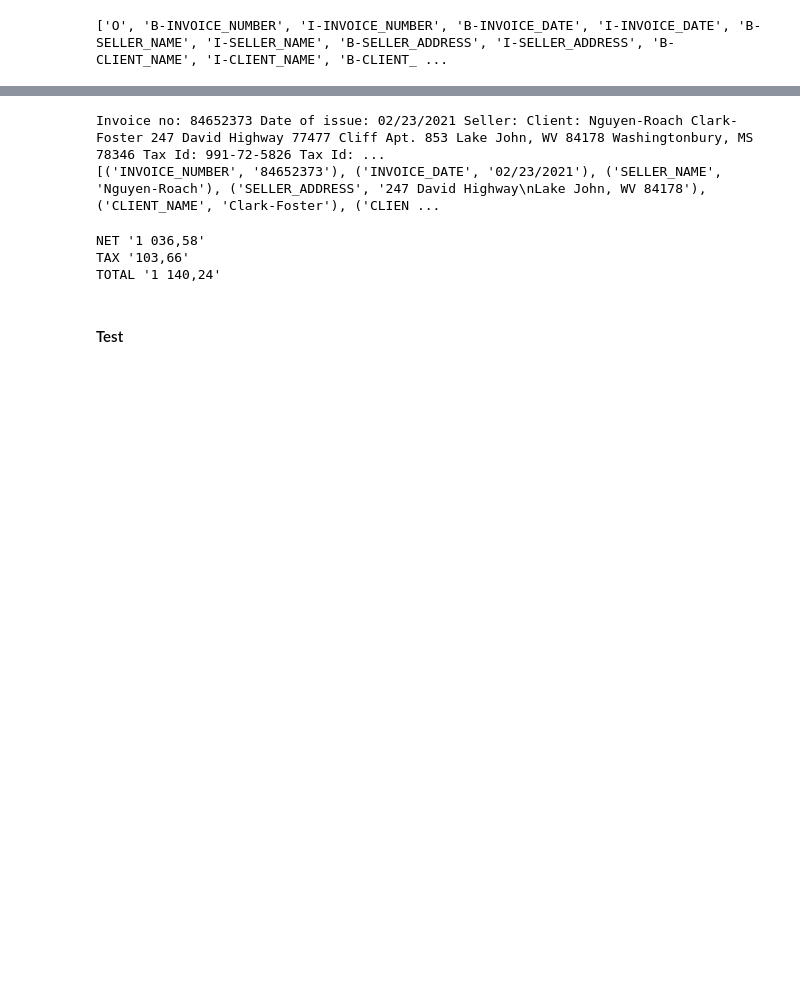
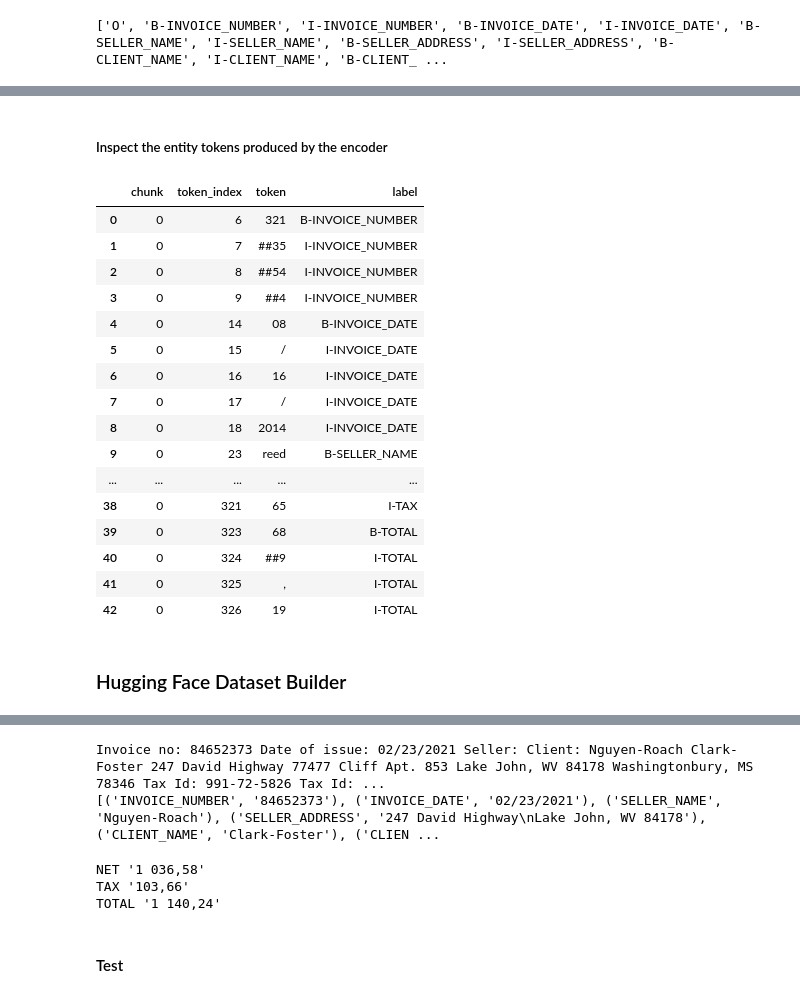
Before and after one commit to vsokoltsov/invoices-ocr, a Jupyter notebook: notebooks/bert.ipynb, the cells around one changed output, grey strips where cells are left out. Cells and saved outputs as stored; diff of their text form; code cells hidden in the pictures; blank space fills up the shorter version.

```diff
--- a/notebooks/bert.ipynb
+++ b/notebooks/bert.ipynb
@@ -796 +898,4 @@ class DocumentAligner:
+# %%
+row = df.iloc[2]
+text = row.ocred_text
 # %%
@@ -1877,0 +3569,17 @@ tokenized_datasets = raw_datasets.map(
+# %%
+for chunk_index, labels in enumerate(
+    encoded["labels"]
+):
+    assert labels[0] == -100, (
+        f"Chunk {chunk_index}: first special "
+        "token was not ignored."
+    )
+
+    assert labels[-1] == -100, (
+        f"Chunk {chunk_index}: final special "
+        "token was not ignored."
+    )
+
+print(
+    "Test 4 passed: special tokens use -100."
+)
@@ -1877,0 +3818,60 @@ tokenized_datasets = raw_datasets.map(
+# %% [markdown]
+##### Inspect the entity tokens produced by the encoder
+# %%
+token_label_rows = []
+
+for chunk_index, (
+    input_ids,
+    label_ids,
+) in enumerate(zip(
+    encoded["input_ids"],
+    encoded["labels"],
+)):
+    tokens = tokenizer.convert_ids_to_tokens(
+        input_ids
+    )
+
+    for token_index, (
+        token,
+        label_id,
+    ) in enumerate(zip(tokens, label_ids)):
+        if label_id == -100:
+            continue
+
+        label = id2label[label_id]
+
+        if label == "O":
+            continue
+
+        token_label_rows.append({
+            "chunk": chunk_index,
+            "token_index": token_index,
+            "token": token,
+            "label": label,
+        })
+
+token_labels_df = pd.DataFrame(
+    token_label_rows
+)
+
+token_labels_df
+# %% [output]
+|  | chunk | token_index | token | label |
+| 0 | 0 | 6 | 321 | B-INVOICE_NUMBER |
+| 1 | 0 | 7 | ##35 | I-INVOICE_NUMBER |
+| 2 | 0 | 8 | ##54 | I-INVOICE_NUMBER |
+| 3 | 0 | 9 | ##4 | I-INVOICE_NUMBER |
+| 4 | 0 | 14 | 08 | B-INVOICE_DATE |
+| 5 | 0 | 15 | / | I-INVOICE_DATE |
+| 6 | 0 | 16 | 16 | I-INVOICE_DATE |
+| 7 | 0 | 17 | / | I-INVOICE_DATE |
+| 8 | 0 | 18 | 2014 | I-INVOICE_DATE |
+| 9 | 0 | 23 | reed | B-SELLER_NAME |
+| ... | ... | ... | ... | ... |
+| 38 | 0 | 321 | 65 | I-TAX |
+| 39 | 0 | 323 | 68 | B-TOTAL |
+| 40 | 0 | 324 | ##9 | I-TOTAL |
+| 41 | 0 | 325 | , | I-TOTAL |
+| 42 | 0 | 326 | 19 | I-TOTAL |
+# %% [markdown]
+### Hugging Face Dataset Builder
```
Also changed, not shown: parts of 239 cells of this notebook.
